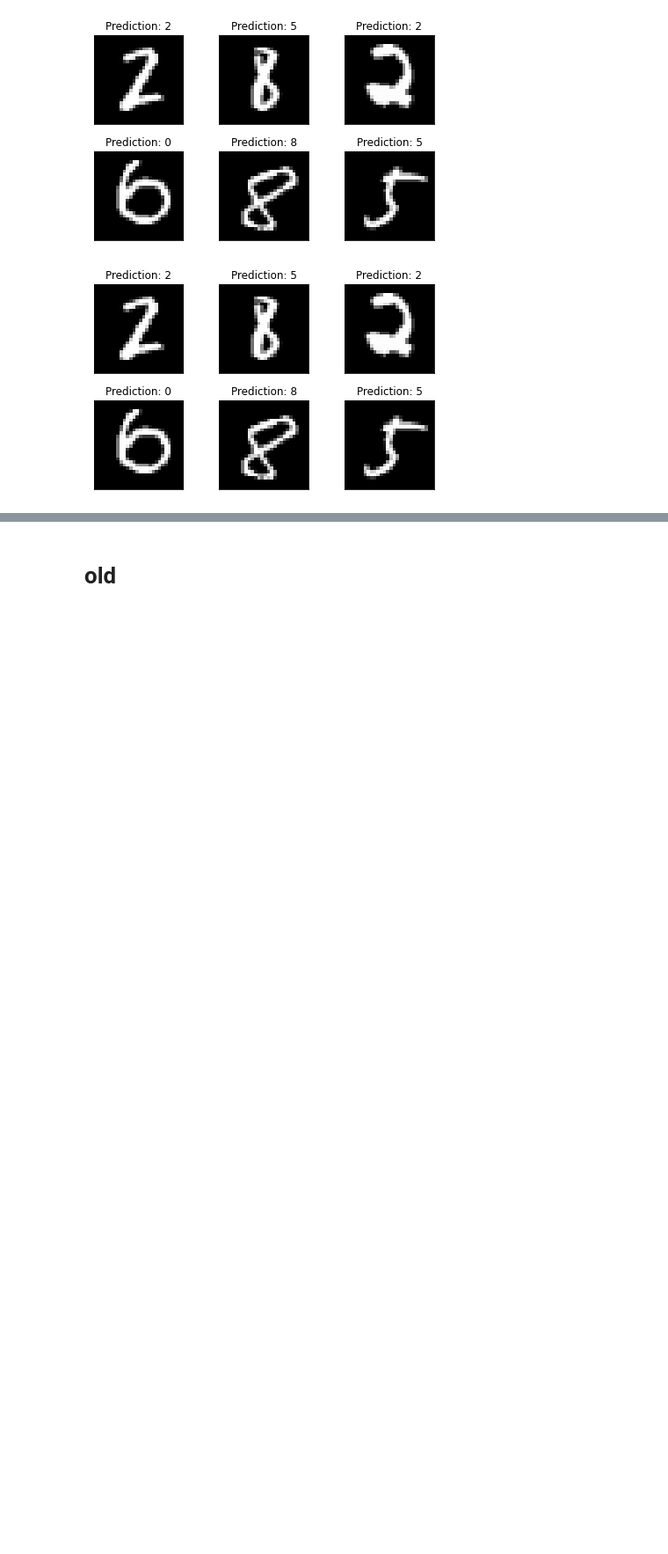
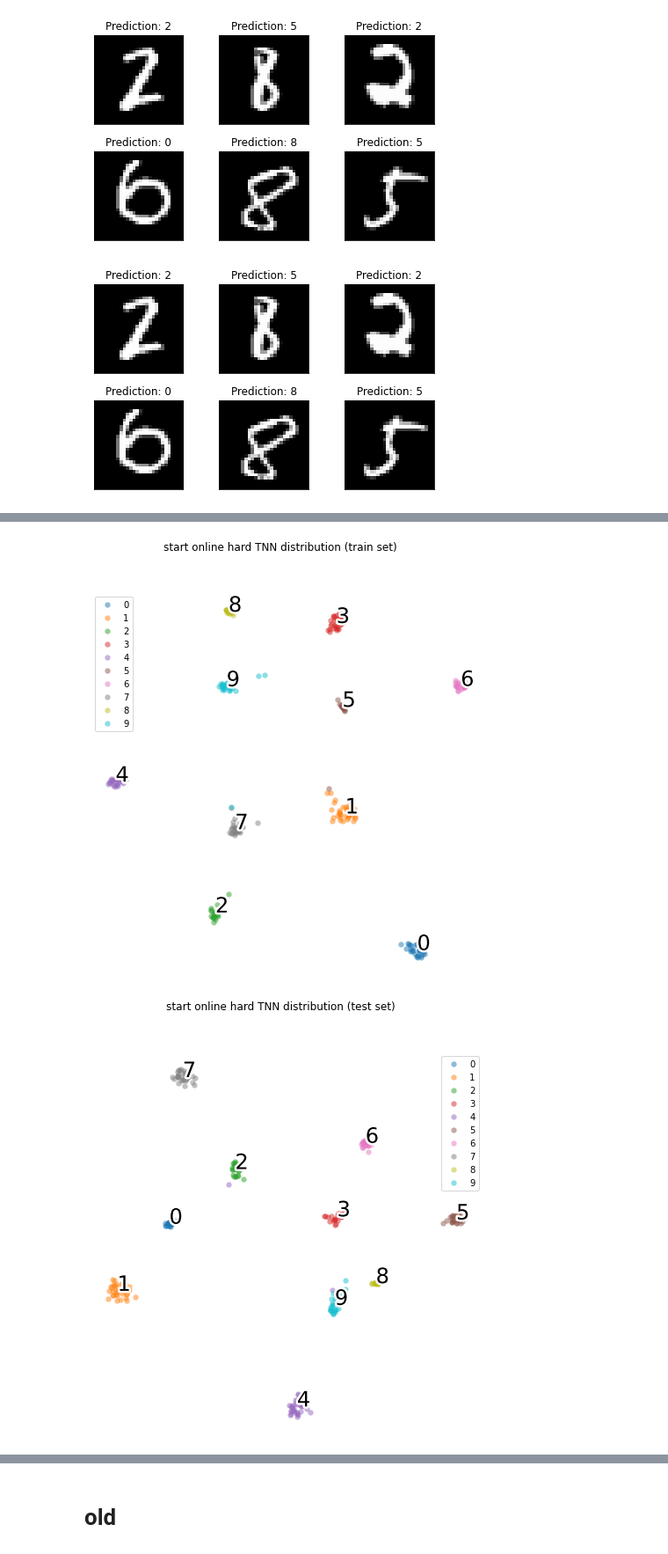
Before and after one commit to eczy/sensitivity-invariance-tradeoff, a Jupyter notebook: pt-metric-invariance/plots.ipynb, the cells around one changed output, grey strips where cells are left out. Shown at 88% size. Saved outputs shown, nothing was run; the diff lists cells and outputs as text; code cells hidden in the pictures; blank space fills up the shorter version.

```diff
--- a/pt-metric-invariance/plots.ipynb
+++ b/pt-metric-invariance/plots.ipynb
@@ -23,5 +23,13 @@ import utils
 # parser.add_argument('--device', type=str, help="cuda device no.")
 # parser.add_argument('--reset', '-r', action='store_true', help="whether or not to reset model dir.")
 # input_args = parser.parse_args()
+
+"""start model"""
+config = './config_mnist.json'
+device_no = 1
+
+#2. setup configs
+with open(config) as config_file:
+    config = json.load(config_file)
 # %%
 
@@ -86,8 +89,8 @@ def tsne_plot(model):
     x_train, y_train = next(iter(viz_train_loader))
     x_train = x_train.to(device)
     x_test = x_test.to(device)
-    train_outputs = model.embedding_net(x_train)
-    test_outputs = model.embedding_net(x_test)
+    train_outputs = model.get_embedding(x_train)
+    test_outputs = model.get_embedding(x_test)
 
     tsne = TSNE(random_state=0)
     train_tsne_embeds = tsne.fit_transform(train_outputs.cpu().detach().numpy())
@@ -652,0 +1035,5 @@ fig
+# %%
+tsne_plot(model)
+# %% [output]
+[figure, added]
+[figure, added]
```
Also changed, not shown: parts of 11 cells of this notebook, 6 other files.
